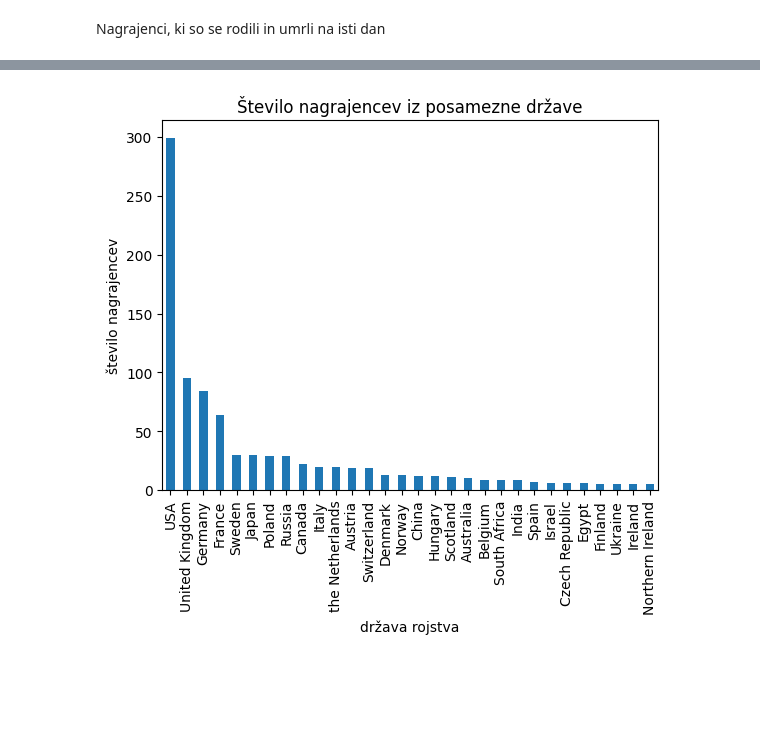
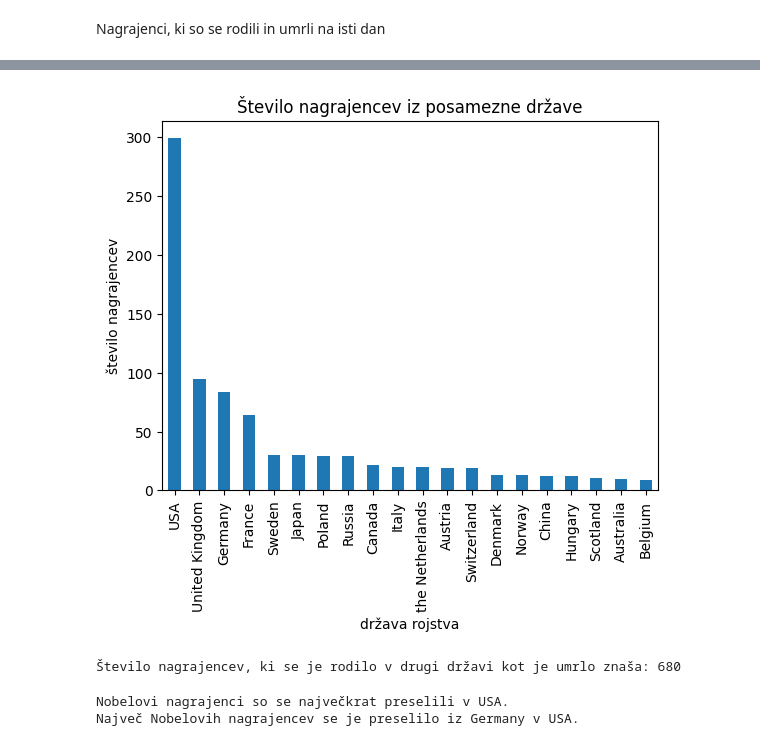
Before and after one commit to Tpajek1234/UVP-seminarska-naloga-nobelove-nagrade, a Jupyter notebook: nagrajenci_analiza.ipynb, the cells around one changed output, grey strips where cells are left out. Drawn from its saved outputs; the diff is of its cells as text; code cells hidden in the pictures; blank space fills up the shorter version.

Commit message:
Narejen graf držav selitve in koliko ljudi se je preselilo ter iz katere države so se največkrat preselili

```diff
--- a/nagrajenci_analiza.ipynb
+++ b/nagrajenci_analiza.ipynb
@@ -161,10 +149,37 @@ filtrira_posevnice[
 # %%
 drzava_brez_pomisl = nagrajenci[nagrajenci["država rojstva"] != "/"]
 drzave_po_nagrajencih = drzava_brez_pomisl["država rojstva"].value_counts()
 
 # drzave_po_nagrajencih
-drzave_graf = drzave_po_nagrajencih.head(30).plot.bar(
+drzave_graf = drzave_po_nagrajencih.head(20).plot.bar(
     ylabel="število nagrajencev", title="Število nagrajencev iz posamezne države"
 )
 # %% [output]
-[figure, old version]
+[figure, new version]
+# %%
+drzave_selitve = nagrajenci[
+    (nagrajenci["država rojstva"] != "/") & (nagrajenci["država smrti"] != "/")
+]
+# len(drzave_selitve)
+print(
+    f"Število nagrajencev, ki se je rodilo v drugi državi kot je umrlo znaša: {len(drzave_selitve)}"
+)
+# %% [output]
+Število nagrajencev, ki se je rodilo v drugi državi kot je umrlo znaša: 680
+# %%
+najveckrat_drzava_selitve = drzave_selitve["država smrti"].value_counts()
+# drzave_selitve['datum rojstva']
+drzava_najveckrat = najveckrat_drzava_selitve.index[0]
+iz_katre_drzave_preselili = nagrajenci[
+    (nagrajenci["država smrti"] == drzava_najveckrat)
+    & (nagrajenci["država rojstva"] != drzava_najveckrat)
+]
+najveckrat_rojstvo = iz_katre_drzave_preselili["država rojstva"].value_counts()
+
+print(
+    f"Nobelovi nagrajenci so se največkrat preselili v {drzava_najveckrat}.\n"
+    f"Največ Nobelovih nagrajencev se je preselilo iz {najveckrat_rojstvo.index[0]} v {drzava_najveckrat}."
+)
+# %% [output]
+Nobelovi nagrajenci so se največkrat preselili v USA.
+Največ Nobelovih nagrajencev se je preselilo iz Germany v USA.
```
Also changed, not shown: parts of 5 cells of this notebook.
